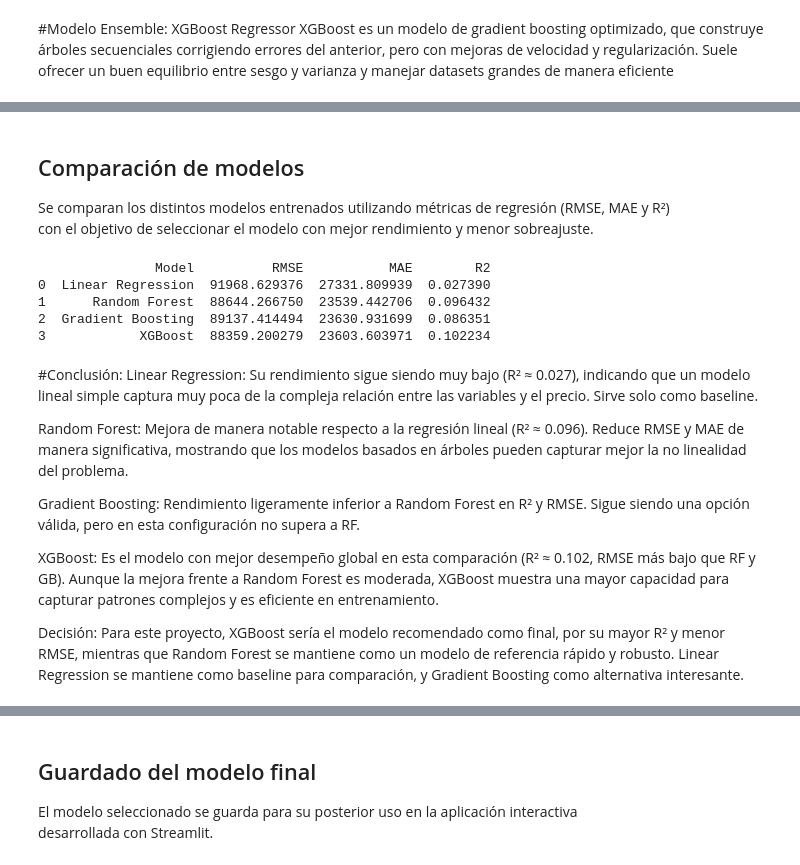
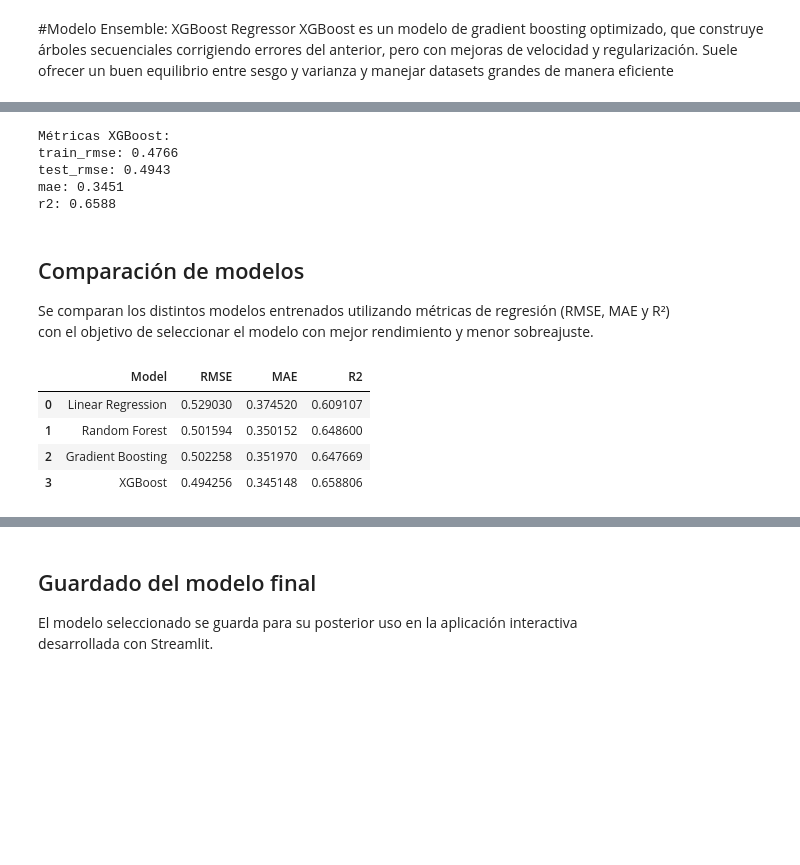
Before and after one commit to PabloRodMu/Proyecto-Regresion, a Jupyter notebook: modeling_and_validation.ipynb, the cells around one changed output, grey strips where cells are left out. Drawn from its saved outputs; the diff is of its cells as text; code cells hidden in the pictures; blank space fills up the shorter version.

```diff
--- a/modeling_and_validation.ipynb
+++ b/modeling_and_validation.ipynb
@@ -256,32 +463,56 @@ XGBoost metrics (sampled data):
+# %%
+from xgboost import XGBRegressor
+
+# Crear el modelo (usamos parámetros base para empezar)
+xgb_model = XGBRegressor(
+    n_estimators=500,   # número de árboles
+    learning_rate=0.05, # tasa de aprendizaje
+    max_depth=5,        # profundidad máxima del árbol
+    random_state=42,
+    n_jobs=-1
+)
+
+# Evaluar el modelo
+xgb_metrics = evaluate_model(xgb_model, X_train_enc, y_train, X_test_enc, y_test)
+print("Métricas XGBoost:")
+for k, v in xgb_metrics.items():
+    print(f"{k}: {v:.4f}")
+# %% [output]
+Métricas XGBoost:
+train_rmse: 0.4766
+test_rmse: 0.4943
+mae: 0.3451
+r2: 0.6588
 # %% [markdown]
 ## Comparación de modelos
 
 Se comparan los distintos modelos entrenados utilizando métricas de regresión (RMSE, MAE y R²)
 con el objetivo de seleccionar el modelo con mejor rendimiento y menor sobreajuste.
 # %%
-# Comparación de métricas entre modelos
+# Gradient Boosting
+from sklearn.ensemble import GradientBoostingRegressor
+
+gb_model = GradientBoostingRegressor(random_state=42)
+gb_metrics = evaluate_model(gb_model, X_train_enc, y_train, X_test_enc, y_test)
+
+# Linear Regression (opcional)
+from sklearn.linear_model import LinearRegression
+
+lr_model = LinearRegression()
+lr_metrics = evaluate_model(lr_model, X_train_enc, y_train, X_test_enc, y_test)
+
+
 results = pd.DataFrame([
      ["Linear Regression", lr_metrics["test_rmse"], lr_metrics["mae"], lr_metrics["r2"]],
      ["Random Forest", rf_metrics["test_rmse"], rf_metrics["mae"], rf_metrics["r2"]],
      ["Gradient Boosting", gb_metrics["test_rmse"], gb_metrics["mae"], gb_metrics["r2"]],
      ["XGBoost", xgb_metrics["test_rmse"], xgb_metrics["mae"], xgb_metrics["r2"]]
- ], columns=["Model", "RMSE", "MAE", "R2"])
+], columns=["Model", "RMSE", "MAE", "R2"])
+
+results
+# %% [output]
+|  | Model | RMSE | MAE | R2 |
+| 0 | Linear Regression | 0.529030 | 0.374520 | 0.609107 |
+| 1 | Random Forest | 0.501594 | 0.350152 | 0.648600 |
+| 2 | Gradient Boosting | 0.502258 | 0.351970 | 0.647669 |
+| 3 | XGBoost | 0.494256 | 0.345148 | 0.658806 |
-# %%
-print(results)
-# %% [output]
-               Model          RMSE           MAE        R2
-0  Linear Regression  91968.629376  27331.809939  0.027390
-1      Random Forest  88644.266750  23539.442706  0.096432
-2  Gradient Boosting  89137.414494  23630.931699  0.086351
-3            XGBoost  88359.200279  23603.603971  0.102234
-# %% [markdown]
-#Conclusión:
-Linear Regression: Su rendimiento sigue siendo muy bajo (R² ≈ 0.027), indicando que un modelo lineal simple captura muy poca de la compleja relación entre las variables y el precio. Sirve solo como baseline.
-
-Random Forest: Mejora de manera notable respecto a la regresión lineal (R² ≈ 0.096). Reduce RMSE y MAE de manera significativa, mostrando que los modelos basados en árboles pueden capturar mejor la no linealidad del problema.
-
-Gradient Boosting: Rendimiento ligeramente inferior a Random Forest en R² y RMSE. Sigue siendo una opción válida, pero en esta configuración no supera a RF.
-
-XGBoost: Es el modelo con mejor desempeño global en esta comparación (R² ≈ 0.102, RMSE más bajo que RF y GB). Aunque la mejora frente a Random Forest es moderada, XGBoost muestra una mayor capacidad para capturar patrones complejos y es eficiente en entrenamiento.
-
-Decisión: Para este proyecto, XGBoost sería el modelo recomendado como final, por su mayor R² y menor RMSE, mientras que Random Forest se mantiene como un modelo de referencia rápido y robusto. Linear Regression se mantiene como baseline para comparación, y Gradient Boosting como alternativa interesante.
```
Also changed, not shown: parts of 54 cells of this notebook, 5 other files.
